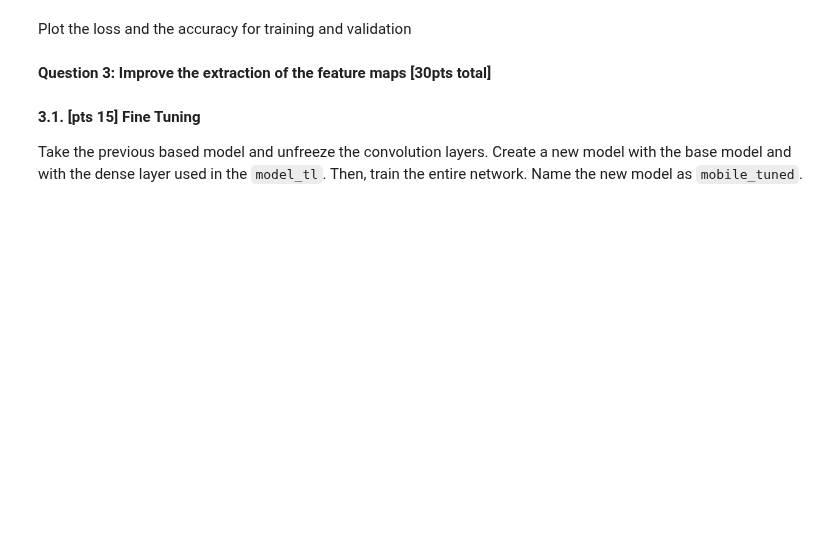
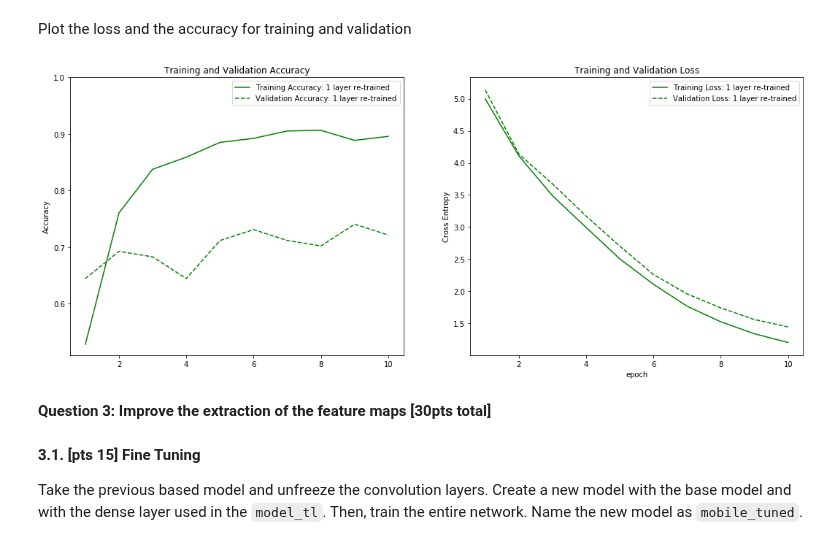
Before and after one commit to simonwarchol/2020-CS109B, a Jupyter notebook: content/homeworks/hw04/notebook/209/cs109b_hw1_209.ipynb, the cells around one changed output. Saved outputs shown, nothing was run; the diff lists cells and outputs as text; code cells hidden in the pictures; blank space fills up the shorter version.

```diff
--- a/content/homeworks/hw04/notebook/209/cs109b_hw1_209.ipynb
+++ b/content/homeworks/hw04/notebook/209/cs109b_hw1_209.ipynb
@@ -198,6 +198,6 @@ test_generator=test_datagen.flow_from_directory(pathTest,
                                                  batch_size=64,
                                                  class_mode='categorical',
                                                  shuffle=False,
-                                                 classes=listGroupsTest)
+                                                 classes=listGroupsTrain)
 # %% [output]
 Found 843 images belonging to 5 classes.
@@ -311,2 +414,5 @@ Define the base model
+# %%
+#your code here
+transferModel_base = tf.keras.applications.mobilenet.MobileNet(input_shape=IMG_SHAPE, weights='imagenet', include_top=False)
 # %% [markdown]
 Create the new architecture by transfering the convolutions layers from the MobileNet. The name of the new architecture should be  `mobile_tl`.
@@ -320,3 +446,6 @@ To inspect the network performance after the training, you might store the Loss
 For the specific example, the validation loss should be less than 1 and the accuracy on the validation set should be at least 80%. A training between five and ten epochs should be fine.
 # %%
 #your code here
+history_mobile_1_layer = mobile_1_layer.fit_generator(generator=train_generator,
+                                       validation_data=test_generator,
+                                       epochs=10)
@@ -327,3 +475,40 @@ Plot the loss and the accuracy for training and validation
+# %%
+def plot_history(histories, titles, clrs='red'):
+    # helper function to plot the loss and accuracy
+    plt.figure(figsize=(18, 7))
+    # for history, title in zip(histories,titles):
+    for history, title, clr in zip(histories,titles,clrs):
+        acc = history.history['accuracy']
+        val_acc = history.history['val_accuracy']
+
+        loss = history.history['loss']
+        val_loss = history.history['val_loss']
+
+        # color='green', marker='o', linestyle='dashed'
+        plt.subplot(1, 2, 1)
+        plt.plot(range(1, len(acc)+1), acc, color=clr, label='Training Accuracy: ' + title)
+        plt.plot(range(1, len(acc)+1), val_acc, color=clr, linestyle='dashed', label='Validation Accuracy: ' + title)
+        plt.legend()
+        plt.ylabel('Accuracy')
+        plt.ylim([min(plt.ylim()),1])
+        plt.title('Training and Validation Accuracy')
+
+        plt.subplot(1, 2, 2)
+        plt.plot(range(1, len(acc)+1), loss, color=clr,  label='Training Loss: ' + title)
+        plt.plot(range(1, len(acc)+1), val_loss, color=clr, linestyle='dashed', label='Validation Loss: ' + title)
+        plt.legend()
+        plt.ylabel('Cross Entropy')
+        plt.title('Training and Validation Loss')
+        plt.xlabel('epoch')
+    plt.show()
+# %%
+#your code here
+histories = [history_mobile_1_layer]
+titles = ['1 layer re-trained']
+clrs = ['green']
+plot_history(histories, titles, clrs)
+# %% [output]
+[figure, added]
 # %% [markdown]
 <div class='exercise'><b> Question 3: Improve the extraction of the feature maps [30pts total] </b></div>
 # %% [markdown]
```
Also changed, not shown: parts of 26 cells of this notebook, 1 other file.
